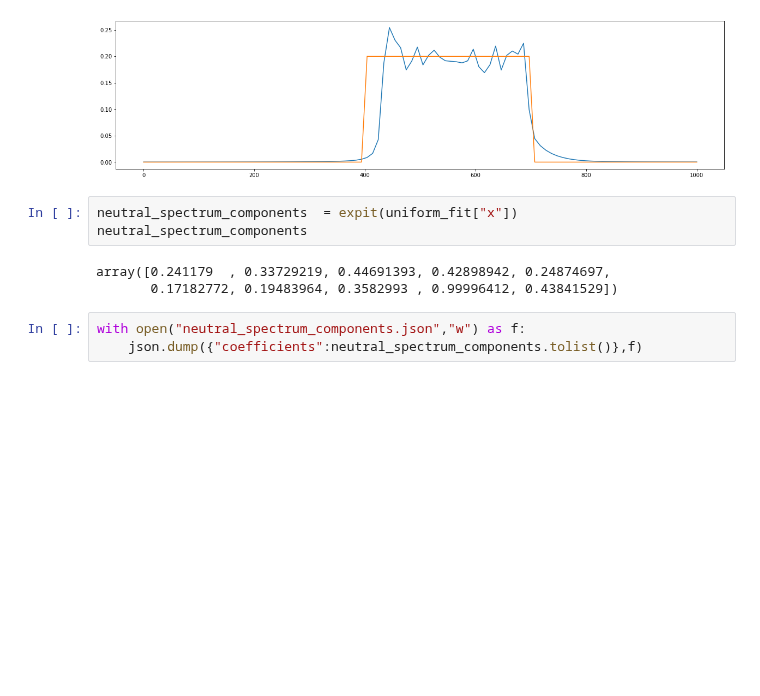
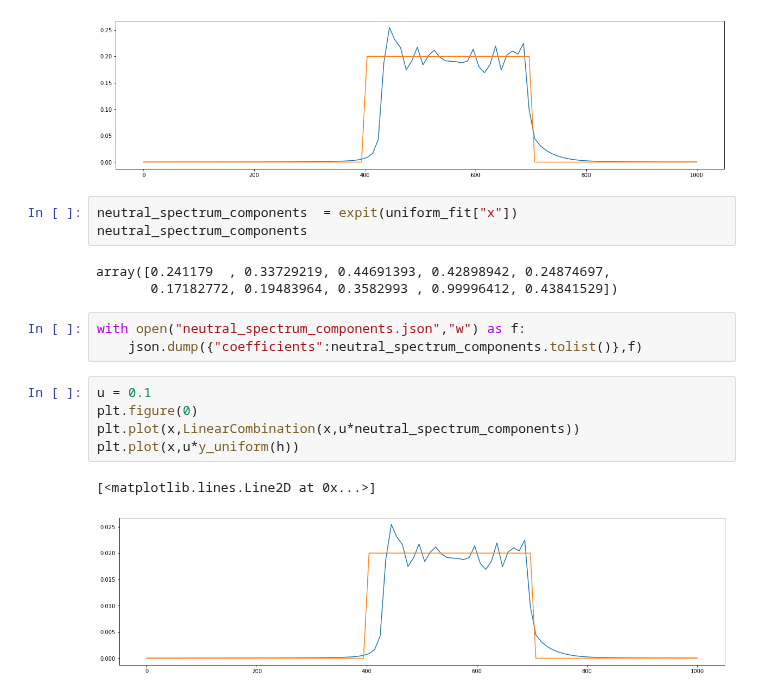
Before and after one commit to fotobiolab-unb/raspi_network, a Jupyter notebook: data/spectra/fitting.ipynb, the cells around one changed output. Cells and saved outputs as stored; diff of their text form; blank space fills up the shorter version.

```diff
--- a/data/spectra/fitting.ipynb
+++ b/data/spectra/fitting.ipynb
@@ -422,3 +422,11 @@ array([0.241179  , 0.33729219, 0.44691393, 0.42898942, 0.24874697,
 # %%
 with open("neutral_spectrum_components.json","w") as f:
     json.dump({"coefficients":neutral_spectrum_components.tolist()},f)
+# %%
+u = 0.1
+plt.figure(0)
+plt.plot(x,LinearCombination(x,u*neutral_spectrum_components))
+plt.plot(x,u*y_uniform(h))
+# %% [output]
+[<matplotlib.lines.Line2D at 0x...>]
+[figure, added]
```
Also changed, not shown: 11 other files.
